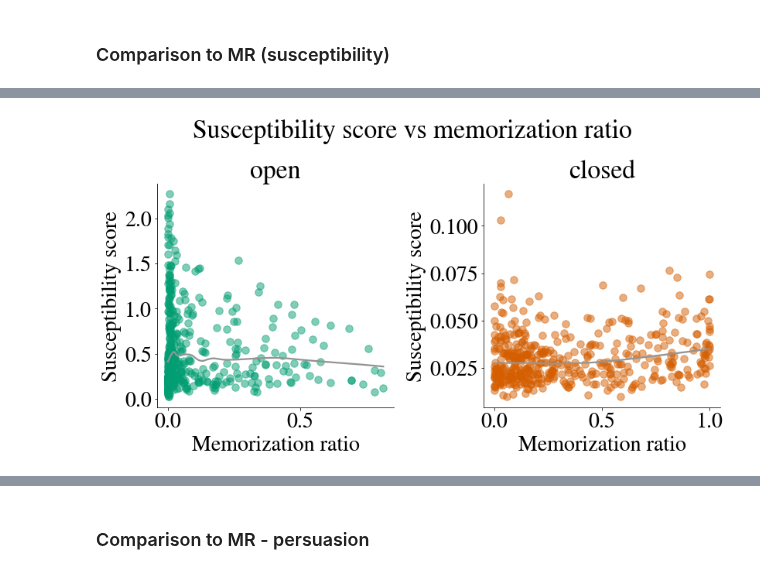
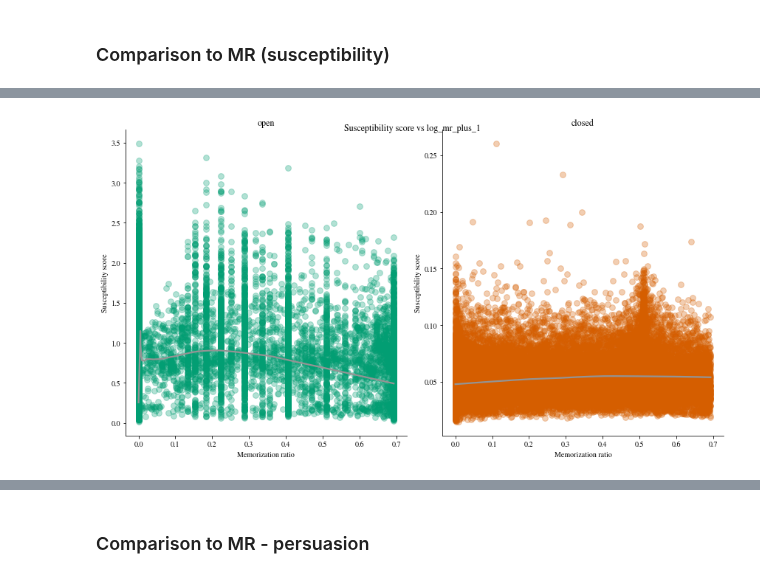
Before and after one commit to kdu4108/measureLM, a Jupyter notebook: analysis/analysis-yago-mr.ipynb, the cells around one changed output, grey strips where cells are left out. Saved outputs shown, nothing was run; the diff lists cells and outputs as text; code cells hidden in the pictures.

Commit message:
Refactor and add analysis notebooks for summarizing across models

```diff
--- a/analysis/analysis-yago-mr.ipynb
+++ b/analysis/analysis-yago-mr.ipynb
@@ -99,7 +107,7 @@ matplotlib.rcParams["mathtext.rm"]
 ##############
 # Parameters #
 ##############
-CONFIG_PATH = "analysis/config-s8.yml"
+CONFIG_PATH = "analysis/config-s14.yml"
 with open(CONFIG_PATH) as stream:
     try:
         config = yaml.safe_load(stream)
@@ -362,10 +369,10 @@ pd.concat(list(qid_to_val_df_per_qe.values()))[
 ### Optionally, filter out fake entities that appear in the training data
 # %%
 FAKE_ENT_PILE_FREQS_PATH = "data/YagoECQ/fake_ent_pile_freqs.csv"
-FAKE_ENTITY_FREQ_THRESHOLD = (
-    0  # filter out any fake entities with frequency greater than this
-)
-# FAKE_ENTITY_FREQ_THRESHOLD = np.inf # don't filter at all
+# FAKE_ENTITY_FREQ_THRESHOLD = (
+#     0  # filter out any fake entities with frequency greater than this
+# )
+FAKE_ENTITY_FREQ_THRESHOLD = np.inf  # don't filter at all
 
 df_fake_ent_freqs = pd.read_csv(FAKE_ENT_PILE_FREQS_PATH)
 fake_ent_freqs_dict = df_fake_ent_freqs.set_index("entity")["frequency"].to_dict()
@@ -456,7 +533,7 @@ print(len(qid_to_dfs_with_mr))
 # matplotlib.rcParams["font.size"] = "30"
 colormap = {"closed": CLOSED_COLOR, "open": OPEN_COLOR}
 fig, axes = plt.subplots(nrows=1, ncols=2, figsize=(12, 7))
-scatter_kws = {"s": 90, "alpha": 0.5}
+scatter_kws = {"s": 60, "alpha": 0.3}
 
 qid_to_dfs_with_mr = dict(
     sorted(
@@ -465,39 +542,45 @@ qid_to_dfs_with_mr = dict(
             for qid, df in qid_to_val_df_per_qe.items()
             if "sampled_mr" in df.columns
         }.items()
     )
 )
 qid_df_mr_all = pd.concat(list(qid_to_dfs_with_mr.values()), axis=0)
 qid_df_mr_all_grouped = (
-    qid_df_mr_all.groupby(["q_id", "query_form", "query_type", "type"])
+    # qid_df_mr_all.groupby(["q_id", "query_form", "query_type"])
+    # qid_df_mr_all.groupby(
+    #     ["q_id", "query_form", "query_type", "type"]
+    # )
+    qid_df_mr_all.groupby(["q_id", "query_form", "query_type", "type", "entity"])
     .agg({"susceptibility_score": "mean", "sampled_mr": "mean"})
     .reset_index()
 )
-
+qid_df_mr_all_grouped["log_mr_plus_1"] = qid_df_mr_all_grouped["sampled_mr"].apply(
+    lambda x: np.log(x + 1)
+)
 for i, qt in enumerate(
     sorted(qid_df_mr_all_grouped["query_type"].unique(), reverse=True)
 ):
     ax = axes[i]
     sns.regplot(
-        data=qid_df_mr_all_grouped[qid_df_mr_all_grouped["query_type"] == qt],
-        x="sampled_mr",
+        data=qid_df_mr_all_grouped[(qid_df_mr_all_grouped["query_type"] == qt)],
+        x="log_mr_plus_1",
         y="susceptibility_score",
         # hue="query_type",
         # legend=None,
         lowess=True,
         ax=ax,
         line_kws={"color": LINE_COLOR},
         scatter_kws={**scatter_kws, "color": colormap[qt]},
     )
     ax.set_title(qt)
     ax.set_xlabel("Memorization ratio")
     ax.set_ylabel("Susceptibility score")
 
-fig.suptitle("Susceptibility score vs memorization ratio", y=0.92)
+fig.suptitle("Susceptibility score vs log_mr_plus_1", y=0.92)
 plt.tight_layout()
 plot_name = "plot_susscore_vs_mr_open_closed_all_queries"
-save_path = os.path.join(analysis_dir, f"{plot_name}.pdf")
-fig.savefig(save_path, bbox_inches="tight")
-wandb.log({plot_name: wandb.Image(fig)})
+# save_path = os.path.join(analysis_dir, f"{plot_name}.pdf")
+# fig.savefig(save_path, bbox_inches="tight")
+# wandb.log({plot_name: wandb.Image(fig)})
 # %% [output]
-[figure, old version]
+[figure, new version]
```
Also changed, not shown: parts of 32 cells of this notebook, 10 other files.
